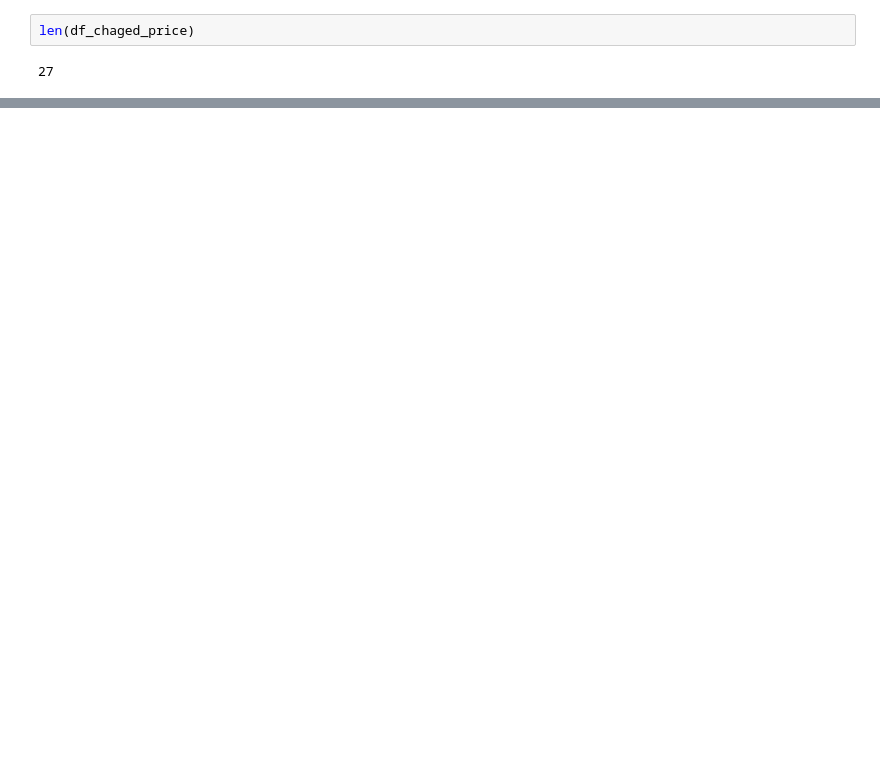
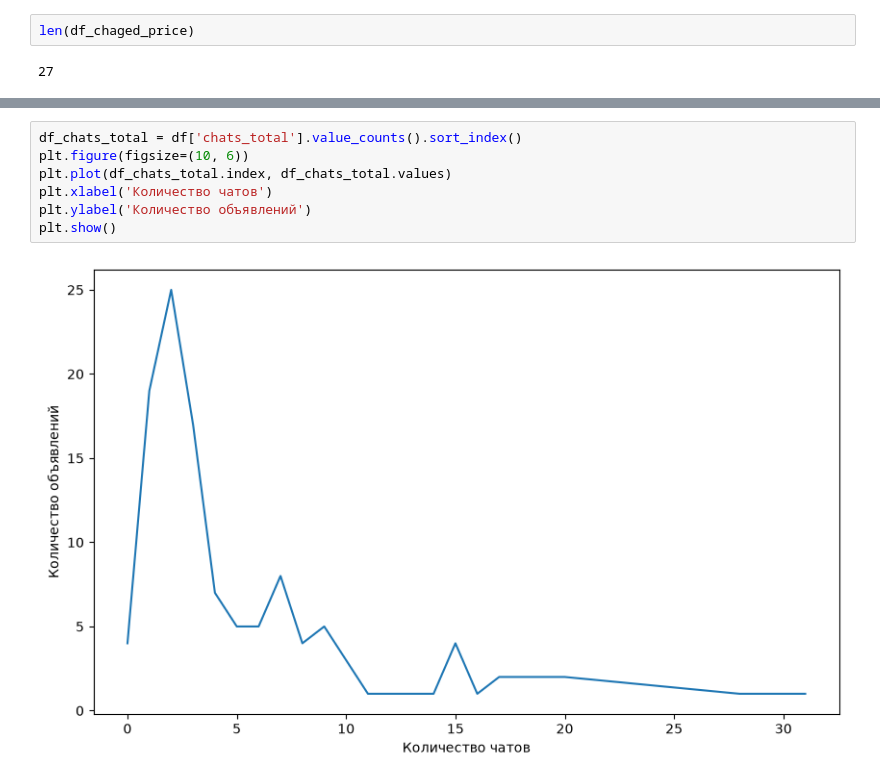
Before and after one commit to Wikemon/neuroslop_kygarikovs_hakaton, a Jupyter notebook: analyzing_of_verified.ipynb, the cells around one changed output, grey strips where cells are left out. Drawn from its saved outputs; the diff is of its cells as text; blank space fills up the shorter version.

```diff
--- a/analyzing_of_verified.ipynb
+++ b/analyzing_of_verified.ipynb
@@ -96,0 +314,9 @@ Name: count, dtype: int64
+# %%
+df_chats_total = df['chats_total'].value_counts().sort_index()
+plt.figure(figsize=(10, 6))
+plt.plot(df_chats_total.index, df_chats_total.values)
+plt.xlabel('Количество чатов')
+plt.ylabel('Количество объявлений')
+plt.show()
+# %% [output]
+[figure, added]
```
Also changed, not shown: parts of 23 cells of this notebook.
